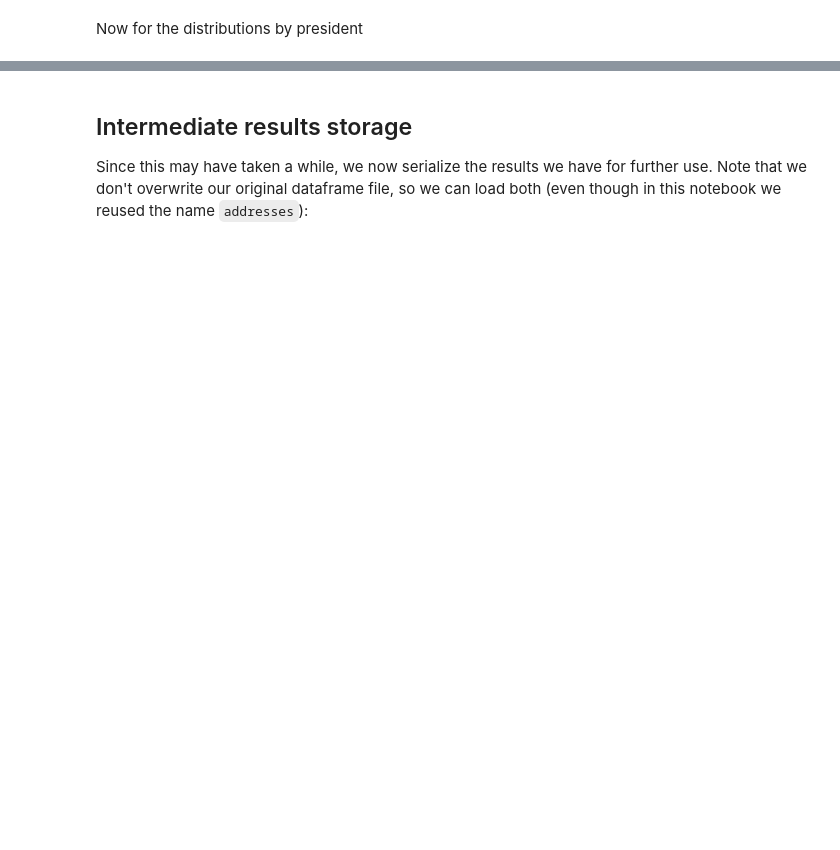
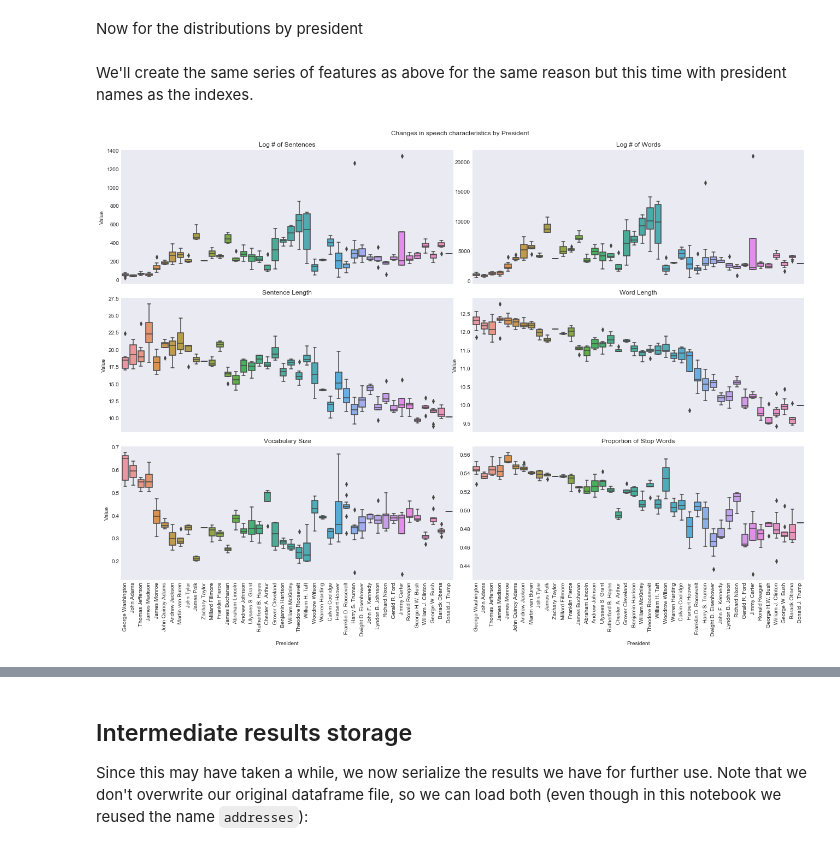
Before and after one commit to chitwankaudan/159proj1, a Jupyter notebook: state_of_the_union_analysis-p2.ipynb, the cells around one changed output, grey strips where cells are left out. Saved outputs shown, nothing was run; the diff lists cells and outputs as text; code cells hidden in the pictures; blank space fills up the shorter version.

```diff
--- a/state_of_the_union_analysis-p2.ipynb
+++ b/state_of_the_union_analysis-p2.ipynb
@@ -197,0 +240,55 @@ plt.savefig("fig/speech_characteristics.png");
+# %% [markdown]
+We'll create the same series of features as above for the same reason but this time with president names as the indexes.
+# %%
+#Create series for each feature but this time with president names as indexes
+p_sents = pd.Series(list(addresses.n_sent), index = addresses.president)
+p_all_words = pd.Series(list(addresses.n_words_all), index = addresses.president)
+p_clean_words = pd.Series(list(addresses.n_words), index = addresses.president)
+p_unq_stem_clean_words= pd.Series(list(addresses.n_swords), index = addresses.president)
+p_char = pd.Series(list(addresses.n_chars), index = addresses.president)
+# %%
+fig, (ax1, ax2, ax3) = plt.subplots(figsize = (18, 12), nrows = 3, ncols = 2)
+fig.tight_layout()
+fig.subplots_adjust(top=0.94)
+fig.suptitle('Changes in speech characteristics by President')
+
+#Plot the distribution of log(# of sentences) by president
+sns.boxplot(y=p_sents, x=p_sents.index, ax = ax1[0]);
+ax1[0].xaxis.set_visible(False)
+ax1[0].set_ylabel('Value')
+ax1[0].set_title('Log # of Sentences')
+
+#Plot the distribution of log(# of words) by president
+sns.boxplot(y=p_clean_words, x=p_clean_words.index, ax = ax1[1]);
+ax1[1].xaxis.set_visible(False)
+ax1[0].set_ylabel('Value')
+ax1[1].set_title('Log # of Words')
+
+#Plot the distribution of sentence length by president
+sns.boxplot(y=(p_clean_words/p_sents), x=p_sents.index, ax = ax2[0]);
+ax2[0].xaxis.set_visible(False)
+ax2[0].set_ylabel('Value')
+ax2[0].set_title('Sentence Length')
+
+#Plot the distribution of word length by president
+sns.boxplot(y=(p_char/p_clean_words), x=p_clean_words.index, ax = ax2[1]);
+ax2[1].xaxis.set_visible(False)
+ax2[1].set_ylabel('Value')
+ax2[1].set_title('Word Length')
+
+#Plot the distribution of vocabulary size by president
+sns.boxplot(y=(p_unq_stem_clean_words/p_clean_words), x=p_clean_words.index, ax = ax3[0]);
+ax3[0].set_ylabel('Value')
+ax3[0].set_title('Vocabulary Size')
+ax3[0].set_xticklabels(ax3[0].get_xticklabels(),rotation=90)
+ax3[0].set_xlabel('President')
+
+#Plot the distribution of stop words proportion by president
+sns.boxplot(y=((p_all_words - p_clean_words)/p_all_words), x=p_all_words.index, ax = ax3[1]);
+ax3[1].set_title('Proportion of Stop Words')
+ax3[1].set_xticklabels(ax3[1].get_xticklabels(),rotation=90)
+ax3[1].set_xlabel('President')
+
+plt.savefig("fig/speech_characteristics.png");
+# %% [output]
+[figure, added]
```
Also changed, not shown: parts of 7 cells of this notebook, 4 other files.
